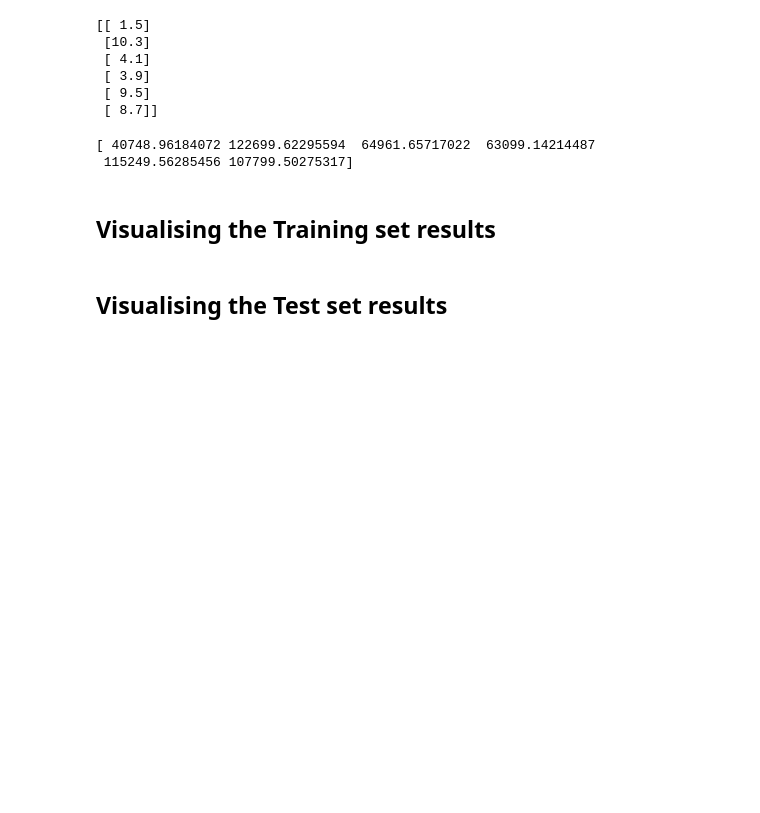
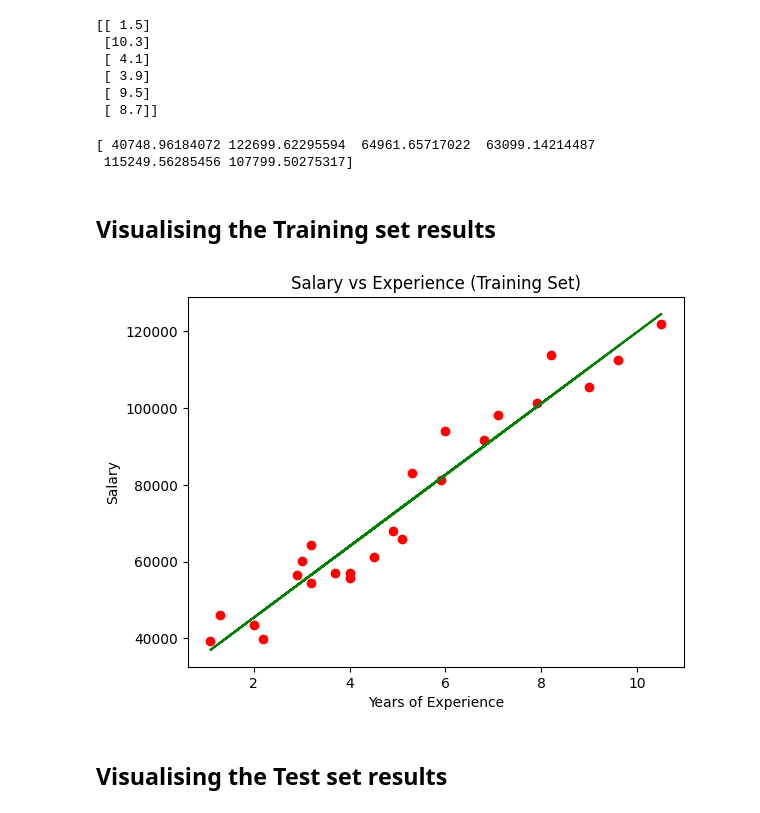
Before and after one commit to fabioono25/ml-studies, a Jupyter notebook: 2-Simple Linear Regression/simple_linear_regression.ipynb, the cells around one changed output. Drawn from its saved outputs; the diff is of its cells as text; code cells hidden in the pictures; blank space fills up the shorter version.

```diff
--- a/2-Simple Linear Regression/simple_linear_regression.ipynb
+++ b/2-Simple Linear Regression/simple_linear_regression.ipynb
@@ -47,5 +47,24 @@ print(y_pred)
  115249.56285456 107799.50275317]
 # %% [markdown]
 ## Visualising the Training set results
+# %%
+# years of experience and salary
+# here we are adding the points to the graph
+plt.scatter(X_train, y_train, color = 'red')
+
+# here we are adding the line to the graph
+plt.plot(X_train, regressor.predict(X_train), color = 'green')
+
+# adding the title
+plt.title('Salary vs Experience (Training Set)')
+
+# adding the labels
+plt.xlabel('Years of Experience')
+plt.ylabel('Salary')
+
+# showing the graph
+plt.show()
+# %% [output]
+[figure, added]
 # %% [markdown]
 ## Visualising the Test set results
```
Also changed, not shown: parts of 1 cell of this notebook.
